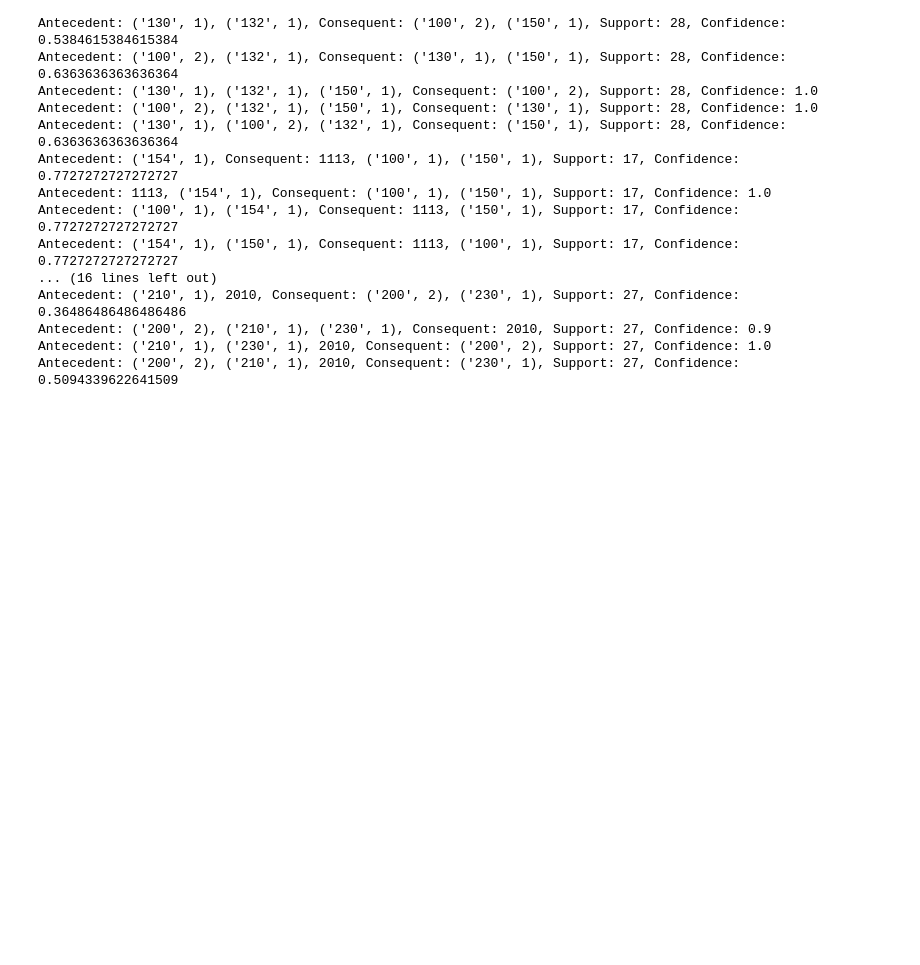
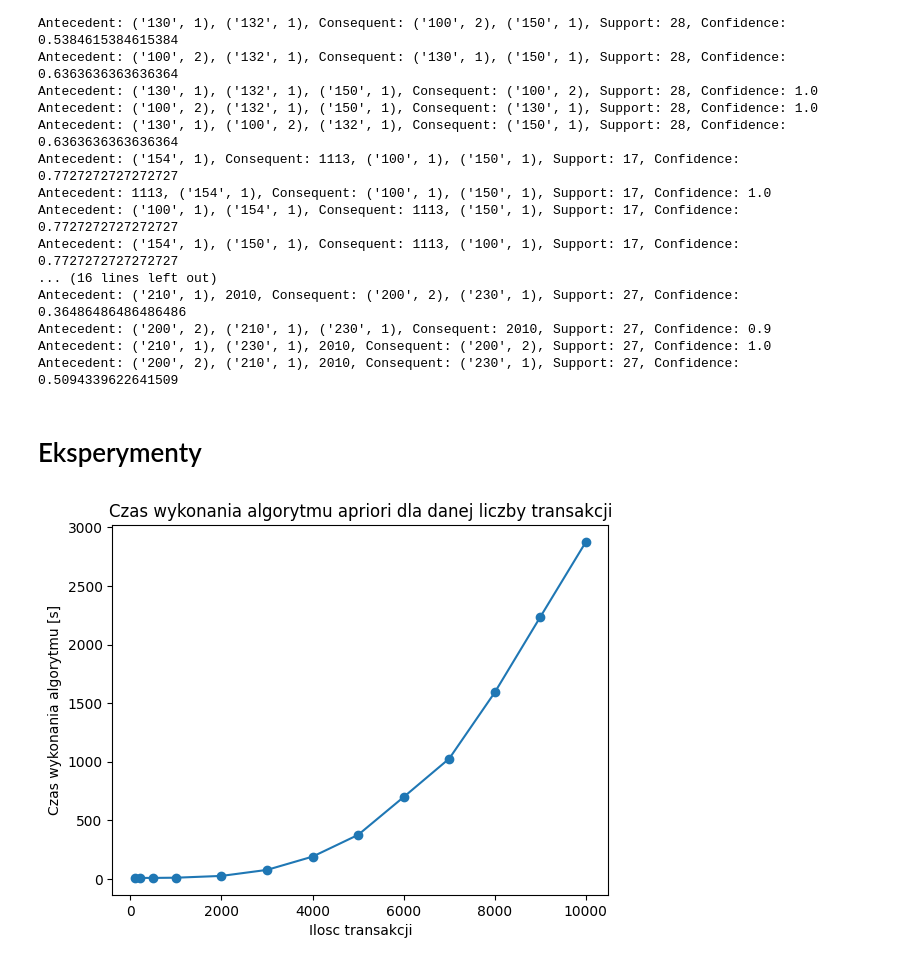
Before and after one commit to jkwiatk1/MED, a Jupyter notebook: apriori.ipynb, the cells around one changed output. Cells and saved outputs as stored; diff of their text form; code cells hidden in the pictures; blank space fills up the shorter version.

Commit message:
Experiments for 10k dataset

```diff
--- a/apriori.ipynb
+++ b/apriori.ipynb
@@ -19,7 +19,6 @@ class AprioriAlgorithm:
         self.min_support = min_support
         self.min_confidence = min_confidence
         self.df_transaction_dataset = None
-        self.item_counts = None
         self.frequent_itemsets = {}
         self.transactions_taxonomy_elements_frequency = None
 
@@ -106,7 +105,14 @@ class AprioriAlgorithm:
     ########################################
     def generate_association_rules(self):
         association_rules = []
-        frequent_itemsets_to_create_rules = self.frequent_itemsets[len(self.frequent_itemsets) - 2]
+
+        if len(self.frequent_itemsets) < 2:
+            return association_rules
+
+        frequent_itemsets_to_create_rules = self.frequent_itemsets.get(len(self.frequent_itemsets) - 2)
+
+        if frequent_itemsets_to_create_rules is None:
+            return association_rules
 
         for itemset in frequent_itemsets_to_create_rules.items():
             support_without_tuple = itemset[1]
@@ -118,8 +124,7 @@ class AprioriAlgorithm:
             for subset in subsets:
                 antecedent = subset
                 consequent = itemset - subset
-                if len(antecedent) >= 2 or isinstance(antecedent, tuple) or any(
-                        isinstance(x, tuple) for x in consequent):
+                if len(antecedent) >= 2 or isinstance(antecedent, tuple) or any(isinstance(x, tuple) for x in consequent):
                     antecedent_support = sum(
                         all(
                             (row[item[0]] > item[1])
@@ -130,7 +135,7 @@ class AprioriAlgorithm:
                         for _, row in self.df_transaction_dataset.iterrows()
                     )
 
-                    if new_itemset == True:
+                    if new_itemset:
                         new_itemset = False
                         base_support = sum(
                             all(
@@ -225,3 +230,42 @@ Antecedent: ('210', 1), 2010, Consequent: ('200', 2), ('230', 1), Support: 27, C
 Antecedent: ('200', 2), ('210', 1), ('230', 1), Consequent: 2010, Support: 27, Confidence: 0.9
 Antecedent: ('210', 1), ('230', 1), 2010, Consequent: ('200', 2), Support: 27, Confidence: 1.0
 Antecedent: ('200', 2), ('210', 1), 2010, Consequent: ('230', 1), Support: 27, Confidence: 0.5094339622641509
+# %% [markdown]
+# Eksperymenty
+# %%
+import time
+import matplotlib.pyplot as plt
+import pandas as pd
+
+dataset_sizes = [100, 200, 500, 1000, 2000, 3000,4000,5000,6000,7000,8000,9000,10000]
+MIN_SUP = 140
+MIN_CONF = 0.3
+execution_times = []
+rule_data = []
+
+for size in dataset_sizes:
+    runner = AprioriAlgorithmRunner(min_support=MIN_SUP, min_confidence=MIN_CONF)
+    start_time = time.time()
+    transactions_taxonomy_elements_frequency, association_rules = runner.run_algorithm(file_path=file_path, dataset_size=size)
+    end_time = time.time()
+    execution_time = end_time - start_time
+    execution_times.append(execution_time)
+
+    # Save rules and frequencies in a dictionary
+    rule_data.append({
+        'Dataset Size': size,
+        'Transactions Taxonomy Elements Frequency': transactions_taxonomy_elements_frequency,
+        'Association Rules': association_rules
+    })
+
+# Convert rule_data to a DataFrame
+rule_df_140_03 = pd.DataFrame(rule_data)
+
+# Plotting the execution times
+plt.plot(dataset_sizes, execution_times, marker='o')
+plt.xlabel('Ilosc transakcji')
+plt.ylabel('Czas wykonania algorytmu [s]')
+plt.title('Czas wykonania algorytmu apriori dla danej liczby transakcji')
+plt.show()
+# %% [output]
+[figure, added]
```
Also changed, not shown: parts of 4 cells of this notebook.
